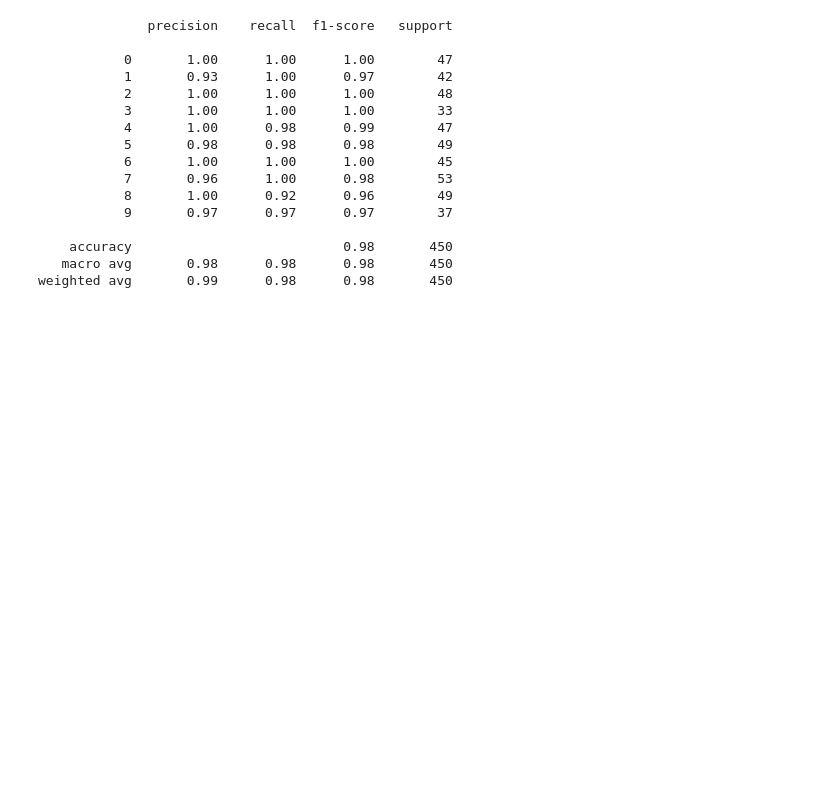
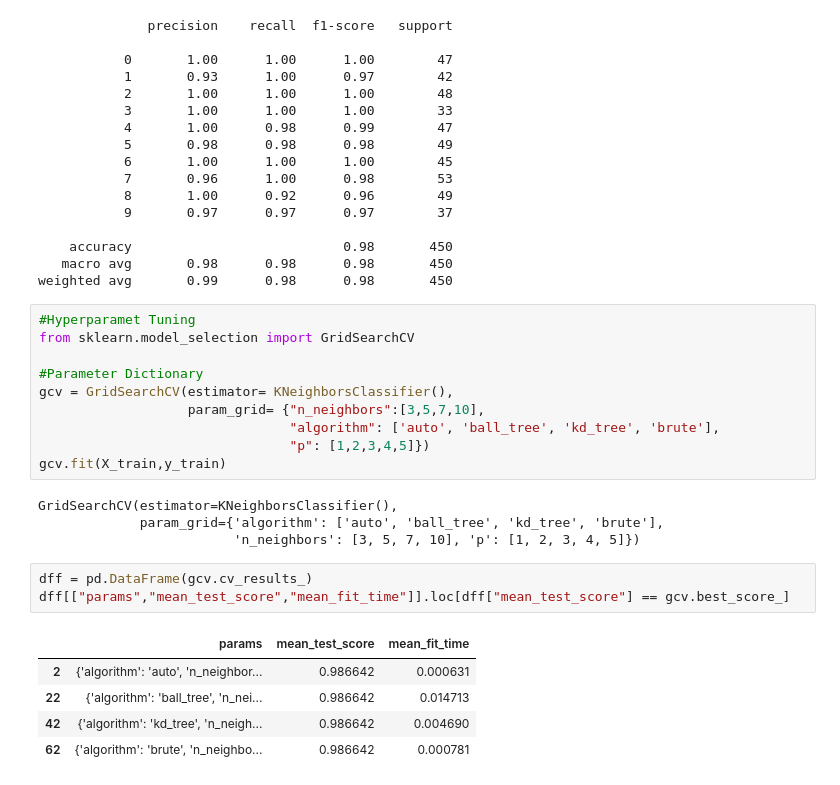
Before and after one commit to pb319/Stat_ML-Learning, a Jupyter notebook: Exercise17/workbook.ipynb, the cells around one changed output. Cells and saved outputs as stored; diff of their text form; blank space fills up the shorter version.

```diff
--- a/Exercise17/workbook.ipynb
+++ b/Exercise17/workbook.ipynb
@@ -72,3 +72,26 @@ print(classification_report(y_test,y_pred))
     accuracy                           0.98       450
    macro avg       0.98      0.98      0.98       450
 weighted avg       0.99      0.98      0.98       450
+# %%
+#Hyperparamet Tuning
+from sklearn.model_selection import GridSearchCV
+
+#Parameter Dictionary
+gcv = GridSearchCV(estimator= KNeighborsClassifier(),
+                   param_grid= {"n_neighbors":[3,5,7,10],
+                                "algorithm": ['auto', 'ball_tree', 'kd_tree', 'brute'],
+                                "p": [1,2,3,4,5]})
+gcv.fit(X_train,y_train)
+# %% [output]
+GridSearchCV(estimator=KNeighborsClassifier(),
+             param_grid={'algorithm': ['auto', 'ball_tree', 'kd_tree', 'brute'],
+                         'n_neighbors': [3, 5, 7, 10], 'p': [1, 2, 3, 4, 5]})
+# %%
+dff = pd.DataFrame(gcv.cv_results_)
+dff[["params","mean_test_score","mean_fit_time"]].loc[dff["mean_test_score"] == gcv.best_score_]
+# %% [output]
+|  | params | mean_test_score | mean_fit_time |
+| 2 | {'algorithm': 'auto', 'n_neighbor... | 0.986642 | 0.000631 |
+| 22 | {'algorithm': 'ball_tree', 'n_nei... | 0.986642 | 0.014713 |
+| 42 | {'algorithm': 'kd_tree', 'n_neigh... | 0.986642 | 0.004690 |
+| 62 | {'algorithm': 'brute', 'n_neighbo... | 0.986642 | 0.000781 |
```
